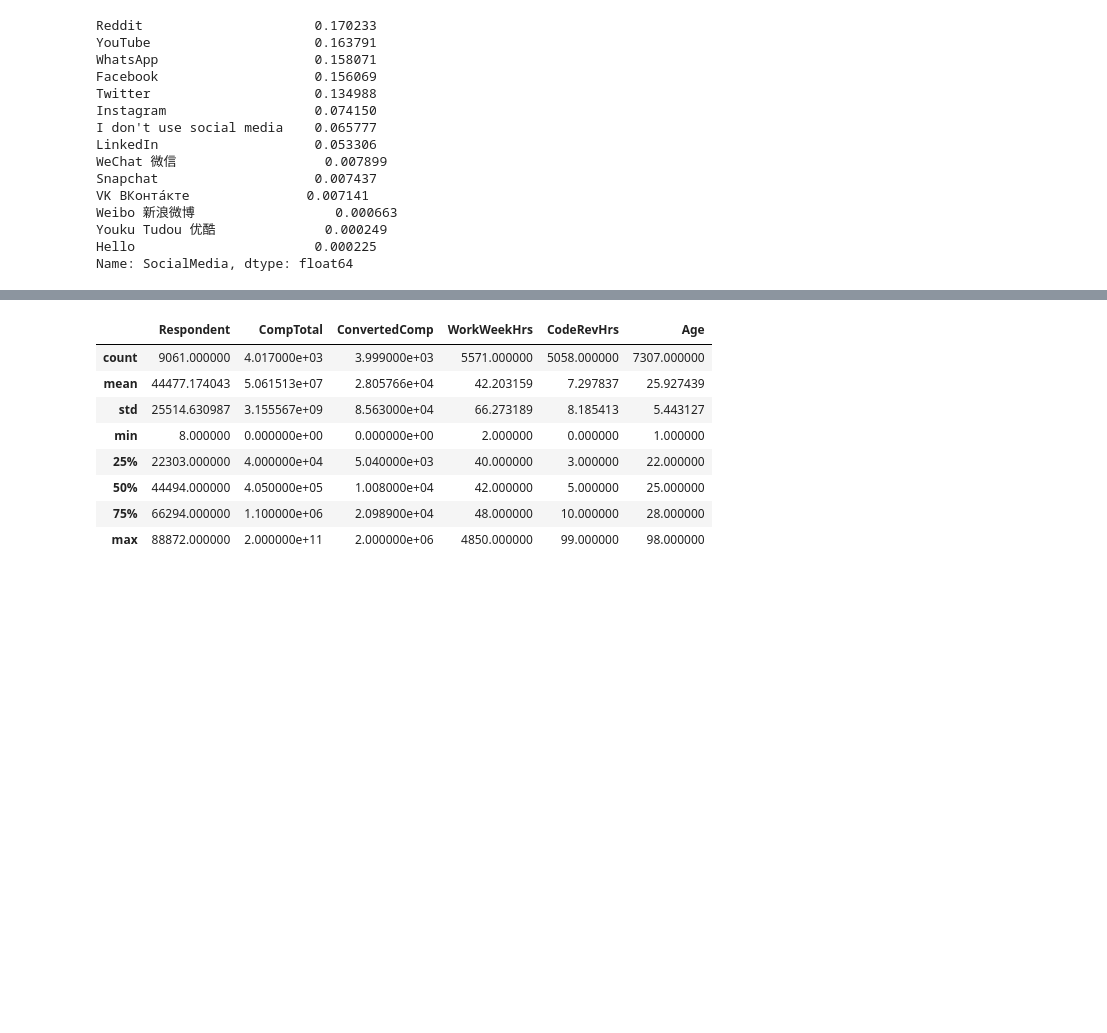
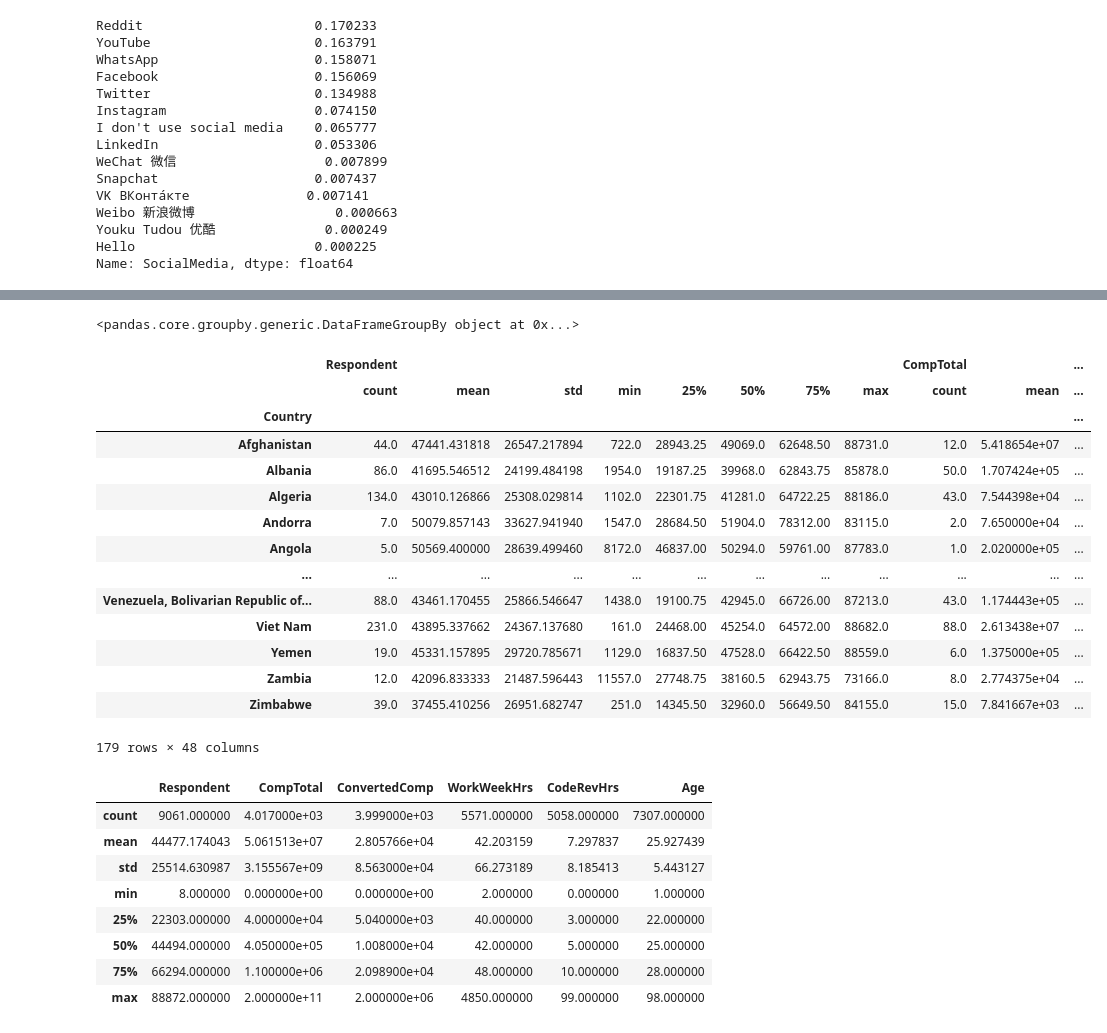
Before and after one commit to samneetthakur/Pandas, a Jupyter notebook: Lession8_Explore_Analyze_Data.ipynb, the cells around one changed output, grey strips where cells are left out. Drawn from its saved outputs; the diff is of its cells as text; code cells hidden in the pictures; blank space fills up the shorter version.

```diff
--- a/Lession8_Explore_Analyze_Data.ipynb
+++ b/Lession8_Explore_Analyze_Data.ipynb
@@ -1,9 +1,35 @@
 # %%
+#Different methods to explore/analyze the data in a dataframe
+
+#df['Column_Name'].count() # number of non-null values in the column
+#df['Column_name'].value_counts() # number of occurences of each value in the column, basically histogram bins
+#df['Column_name'].mean() #mean of the column, will ignore null values
+#df['Column_name'].median() #median of the column, will ignore null values
+#df['Column_name'].min() #minimum value in the column, will ignore null values
+#df['Column_name'].max() #maximum value in the column, will ignore null values
+#df.median() #median of all the valid columns in the dataframe, will ignore null values : valid means float or int data type
+#df.describe() #summary of all the valid columns in the dataframe, will ignore null values : valid means float or int data typeS
+#df['Column_name'].value_counts(normalize=True) #normalzied number of occurences of each value in the column, will ignore null values
+
+# grp = df.groupby(['Column_name'])
+#group the dataframe by the values in the Country column,
+#this will create a group for each unique value in the Country column and will allow us to perform operations on each group separately
+#A groupby operation involves some combination of splitting the object,
+#applying a function, and combining the results.
+# This can be used to group large amounts of data and compute operations on these groups.
+#grp.get_group('Country_Name').describe() #will describe the group of rows where the value in the Country column is Country_NameS
+
+
+
+
+
 import pandas as pd
-df = pd.read_csv('./Data_2019/survey_results_public.csv')
-schema_df = pd.read_csv('./Data_2019/survey_results_schema.csv')
+inpFilePath ='/Users/sam/git/Pandas_Data/Input/Data_2019/'
+df = pd.read_csv(inpFilePath + 'survey_results_public.csv')
+schema_df = pd.read_csv(inpFilePath + 'survey_results_schema.csv')
 pd.set_option('display.max_columns', 85) #to display all columns in the dataframe
 pd.set_option('display.max_rows', 85)   #to see all rows in the dataframe of schema
+pd.set_option('display.width', 100)    #to set the width of the display to 1000 characters
 
 people = {
     "first": ["Corey", "Jane", "John","Adam"],
@@ -172,6 +219,33 @@ Niger                        1
 Name: Country, Length: 179, dtype: int64
+# %%
+df.groupby(['Country'])
+#group the dataframe by the values in the Country column,
+# this will create a group for each unique value in the Country column
+# and will allow us to perform operations on each group separately
+# %% [output]
+<pandas.core.groupby.generic.DataFrameGroupBy object at 0x...>
 # %%
 Countrygrp = df.groupby(['Country'])
+# %%
+Countrygrp.describe()
+#Information about each unique value in the Country column,
+#Is described here for all valid columns in the dataframe, will ignore null values : valid columns means  those columns with float or int data type
+# %% [output]
+|  | Respondent |  |  |  |  |  |  |  | CompTotal |  | ... |
+|  | count | mean | std | min | 25% | 50% | 75% | max | count | mean | ... |
+| Country |  |  |  |  |  |  |  |  |  |  | ... |
+| Afghanistan | 44.0 | 47441.431818 | 26547.217894 | 722.0 | 28943.25 | 49069.0 | 62648.50 | 88731.0 | 12.0 | 5.418654e+07 | ... |
+| Albania | 86.0 | 41695.546512 | 24199.484198 | 1954.0 | 19187.25 | 39968.0 | 62843.75 | 85878.0 | 50.0 | 1.707424e+05 | ... |
+| Algeria | 134.0 | 43010.126866 | 25308.029814 | 1102.0 | 22301.75 | 41281.0 | 64722.25 | 88186.0 | 43.0 | 7.544398e+04 | ... |
+| Andorra | 7.0 | 50079.857143 | 33627.941940 | 1547.0 | 28684.50 | 51904.0 | 78312.00 | 83115.0 | 2.0 | 7.650000e+04 | ... |
+| Angola | 5.0 | 50569.400000 | 28639.499460 | 8172.0 | 46837.00 | 50294.0 | 59761.00 | 87783.0 | 1.0 | 2.020000e+05 | ... |
+| ... | ... | ... | ... | ... | ... | ... | ... | ... | ... | ... | ... |
+| Venezuela, Bolivarian Republic of... | 88.0 | 43461.170455 | 25866.546647 | 1438.0 | 19100.75 | 42945.0 | 66726.00 | 87213.0 | 43.0 | 1.174443e+05 | ... |
+| Viet Nam | 231.0 | 43895.337662 | 24367.137680 | 161.0 | 24468.00 | 45254.0 | 64572.00 | 88682.0 | 88.0 | 2.613438e+07 | ... |
+| Yemen | 19.0 | 45331.157895 | 29720.785671 | 1129.0 | 16837.50 | 47528.0 | 66422.50 | 88559.0 | 6.0 | 1.375000e+05 | ... |
+| Zambia | 12.0 | 42096.833333 | 21487.596443 | 11557.0 | 27748.75 | 38160.5 | 62943.75 | 73166.0 | 8.0 | 2.774375e+04 | ... |
+| Zimbabwe | 39.0 | 37455.410256 | 26951.682747 | 251.0 | 14345.50 | 32960.0 | 56649.50 | 84155.0 | 15.0 | 7.841667e+03 | ... |
+179 rows × 48 columns
 # %%
 Countrygrp.get_group('India').describe()
 # %% [output]
```
Also changed, not shown: parts of 8 cells of this notebook, 1 other file.
